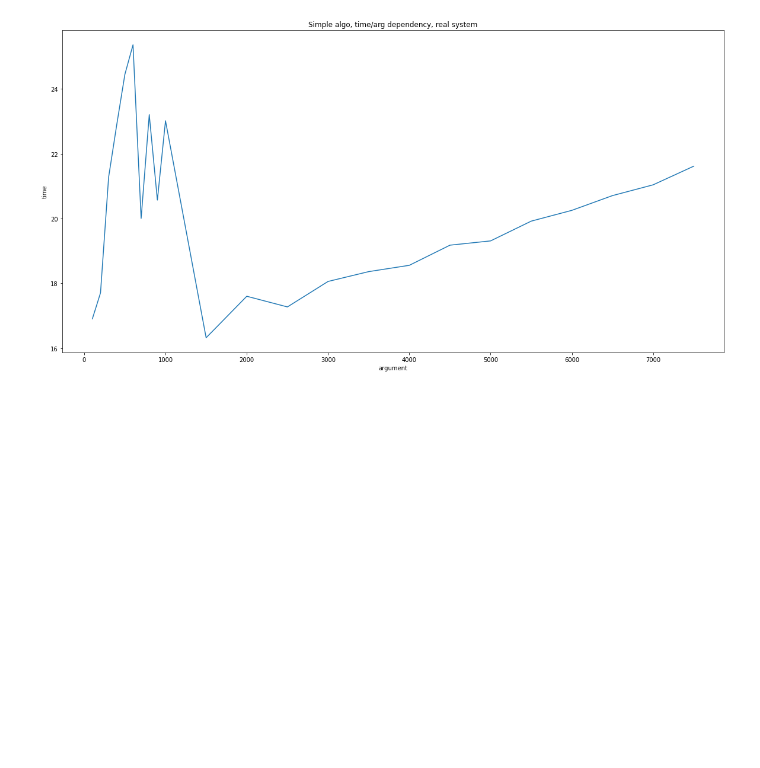
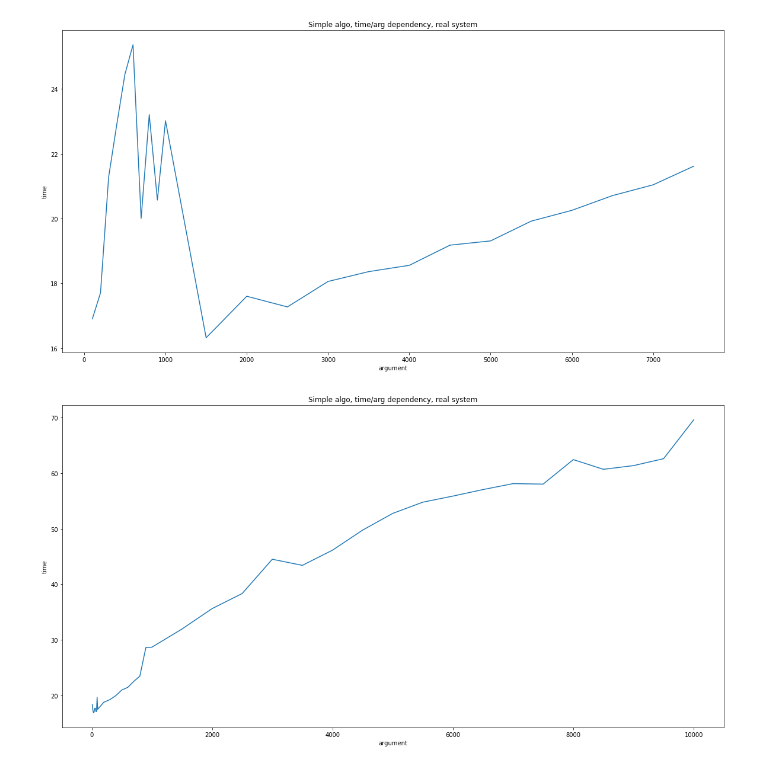
Before and after one commit to amonin7/knapsack_solution, a Jupyter notebook: Visualization.ipynb, the cells around one changed output. Saved outputs shown, nothing was run; the diff lists cells and outputs as text; code cells hidden in the pictures; blank space fills up the shorter version.

```diff
--- a/Visualization.ipynb
+++ b/Visualization.ipynb
@@ -650,3 +650,8 @@ df = pd.read_csv('argtime-rr-big-values.csv', names=['time', 'arg'])
 plot_best_arg_founding(df)
 # %% [output]
 [figure]
+# %%
+df = pd.read_csv('argtime-ls.csv', names=['time', 'arg'])
+plot_best_arg_founding(df)
+# %% [output]
+[figure, added]
```
Also changed, not shown: 1 other file.
